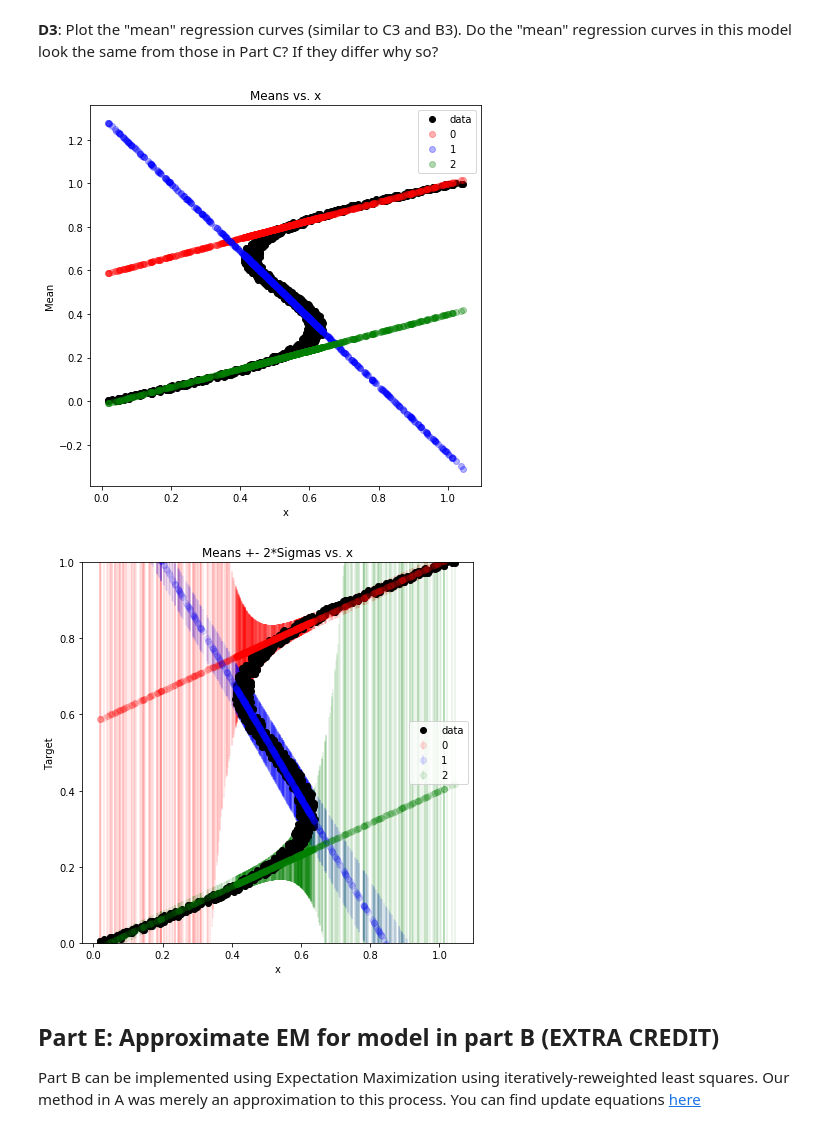
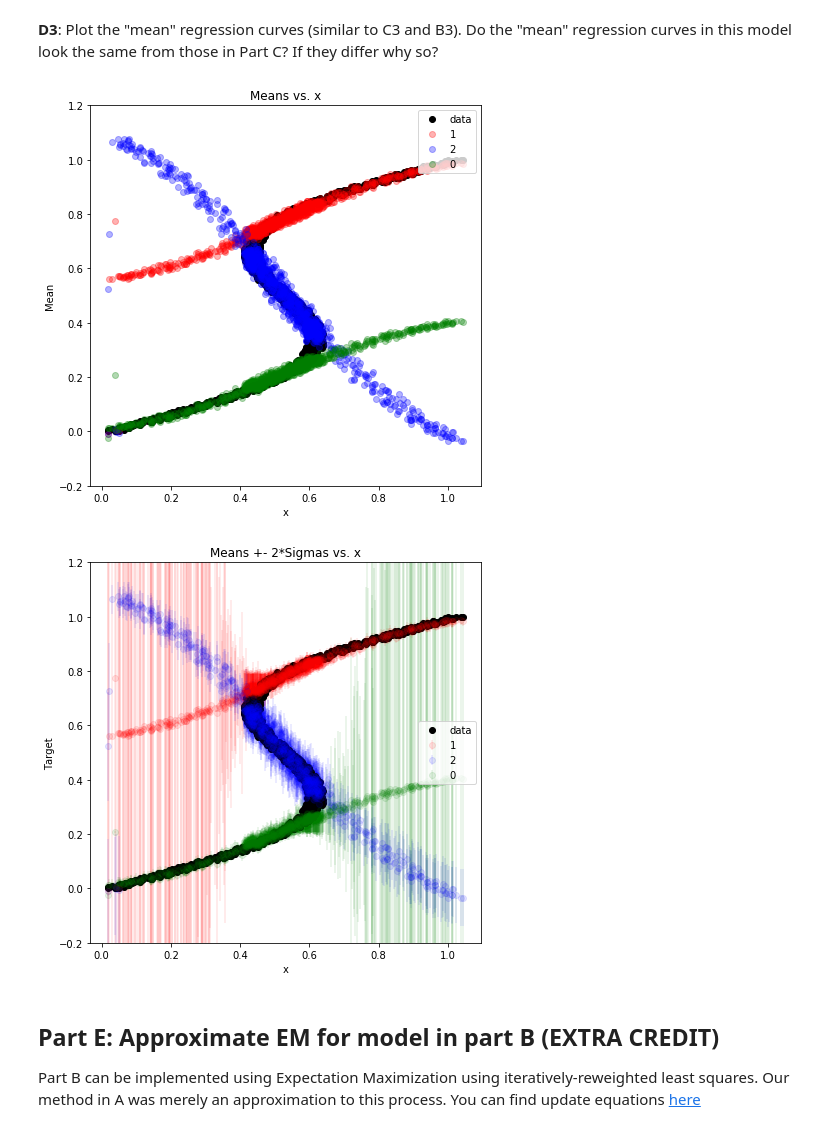
Before and after one commit to chase130101/2018spring, a Jupyter notebook: final/AM207_Final_2018.ipynb, the cells around one changed output. Saved outputs shown, nothing was run; the diff lists cells and outputs as text; code cells hidden in the pictures.

```diff
--- a/final/AM207_Final_2018.ipynb
+++ b/final/AM207_Final_2018.ipynb
@@ -533,7 +531,7 @@ with pm.Model() as experts:
     sigma = pm.Deterministic('sigmas', T.exp(T.dot(x, w_h_sigma) + b_h_sigma) + 0.01)
 
 
-    obs = pm.NormalMixture('obs', w=act_class, mu=act_target, sd=act_sigma, observed=target)
+    obs = pm.NormalMixture('obs', w=classes, mu=target, sd=sigma, observed=target)
 # %% [markdown]
 **B2** Fit this model variationally for about 50,000 iterations using the adam optimizer. (`obj_optimizer=pm.adam()`) Plot the ELBO to make sure you have converged. Print summaries and traceplots for the means, $\sigma$s and probabilities.
 # %%
@@ -900,19 +899,13 @@ x = theano.shared(df.x.values.reshape(len(df), -1))
 target = theano.shared(df.target.values)
 n_hidden = 20
 
-np.random.seed(1)
-init_input_h = np.random.randn(1, n_hidden)
-init_h_target = np.random.randn(1, 3)
-init_h_class = np.random.randn(1, 3)
-init_h_sigma = np.random.randn(1, 3)
-
 with pm.Model() as vmdn:
 
     # weights from input to hidden and hidden to output
-    w_input_h = pm.Normal('w_input_h', mu=0, sd=5, shape=(1, n_hidden), testval=init_input_h)
-    w_h_target = pm.Normal('w_h_target', mu=0, sd=5, shape=(n_hidden, 3), testval=init_h_target)
-    w_h_class = pm.Normal('w_h_class', mu=0, sd=5, shape=(n_hidden, 3), testval=init_h_class)
-    w_h_sigma = pm.Normal('w_h_sigma', mu=0, sd=5, shape=(n_hidden, 3), testval=init_h_sigma)
+    w_input_h = pm.Normal('w_input_h', mu=0, sd=5, shape=(1, n_hidden))
+    w_h_target = pm.Normal('w_h_target', mu=0, sd=5, shape=(n_hidden, 3))
+    w_h_class = pm.Normal('w_h_class', mu=0, sd=5, shape=(n_hidden, 3))
+    w_h_sigma = pm.Normal('w_h_sigma', mu=0, sd=5, shape=(n_hidden, 3))
 
     # biases for input to hiddena and hidden to output
     b_input_h = pm.Normal('b_input_h', mu=0, sd=5, shape=(1, n_hidden))
@@ -921,7 +914,7 @@ with pm.Model() as vmdn:
     b_h_sigma = pm.Normal('b_h_sigma', mu=0, sd=5, shape=(1, 3))
 
     # tanh activation
-    h_act = pm.Deterministic('h', T.tanh(T.dot(x, w_input_h) + b_input_h))
+    h_act = T.tanh(T.dot(x, w_input_h) + b_input_h)
 
     # outputs
     act_target = pm.Deterministic('means', T.dot(h_act, w_h_target) + b_h_target)
@@ -995,30 +995,31 @@ IndexError: index 950 is out of bounds for axis 0 with size 950
 # %%
 plt.figure(figsize=(7, 7))
 plt.plot(df.x.values, df.target.values, 'o', color='black', label='data')
-plt.plot(df.x.values, means2, 'o', color='red', label=0, alpha=0.3)
-plt.plot(df.x.values, means1, 'o', color='blue', label=1, alpha=0.3)
-plt.plot(df.x.values, means0, 'o', color='green', label=2, alpha=0.3)
+plt.plot(df.x.values, means1, 'o', color='red', label=1, alpha=0.3)
+plt.plot(df.x.values, means0, 'o', color='blue', label=2, alpha=0.3)
+plt.plot(df.x.values, means2, 'o', color='green', label=0, alpha=0.3)
 plt.xlabel('x')
 plt.ylabel('Mean')
 plt.title('Means vs. x')
+plt.ylim(-0.2, 1.2)
 plt.legend(loc='upper right')
 plt.show()
 
 # plotting like above
 plt.figure(figsize=(7, 7))
 plt.plot(df.x.values, df.target.values, 'o', color='black', label='data')
-plt.errorbar(df.x.values, means2, yerr = 2*sigmas2, fmt='o', color='red', alpha=0.1, label=0)
-plt.errorbar(df.x.values, means1, yerr = 2*sigmas1, fmt='o', color='blue', alpha=0.1, label=1)
-plt.errorbar(df.x.values, means0, yerr = 2*sigmas0, fmt='o', color='green', alpha=0.1, label=2)
+plt.errorbar(df.x.values, means1, yerr = 2*sigmas1[:1000], fmt='o', color='red', alpha=0.1, label=1)
+plt.errorbar(df.x.values, means0, yerr = 2*sigmas0[:1000], fmt='o', color='blue', alpha=0.1, label=2)
+plt.errorbar(df.x.values, means2, yerr = 2*sigmas2[:1000], fmt='o', color='green', alpha=0.1, label=0)
 plt.title('Means +- 2*Sigmas vs. x')
 plt.xlabel('x')
 plt.ylabel('Target')
-plt.ylim(0, 1)
+plt.ylim(-0.2, 1.2)
 plt.legend(loc='center right')
 plt.show()
 # %% [output]
-[figure, old version]
+[figure, new version]
-[figure, old version]
+[figure, new version]
 # %% [markdown]
 ## Part E: Approximate EM for model in part B (EXTRA CREDIT)
 
```
Also changed, not shown: parts of 8 cells of this notebook.
